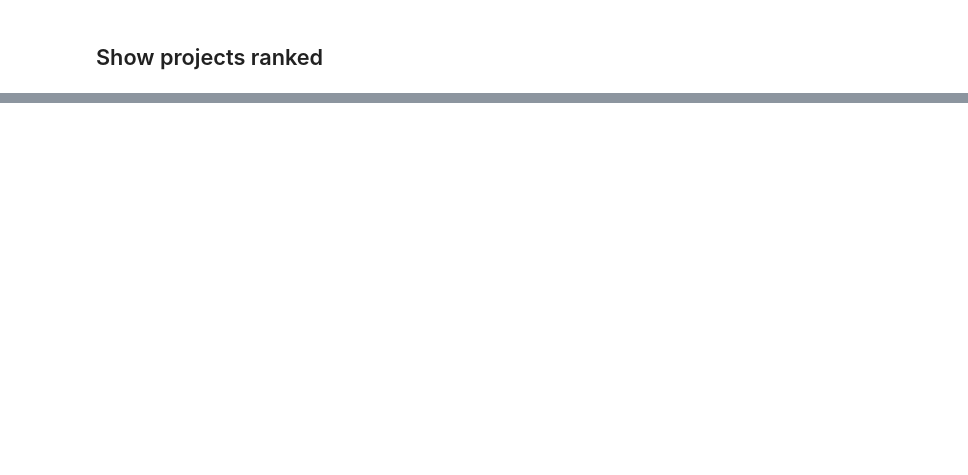
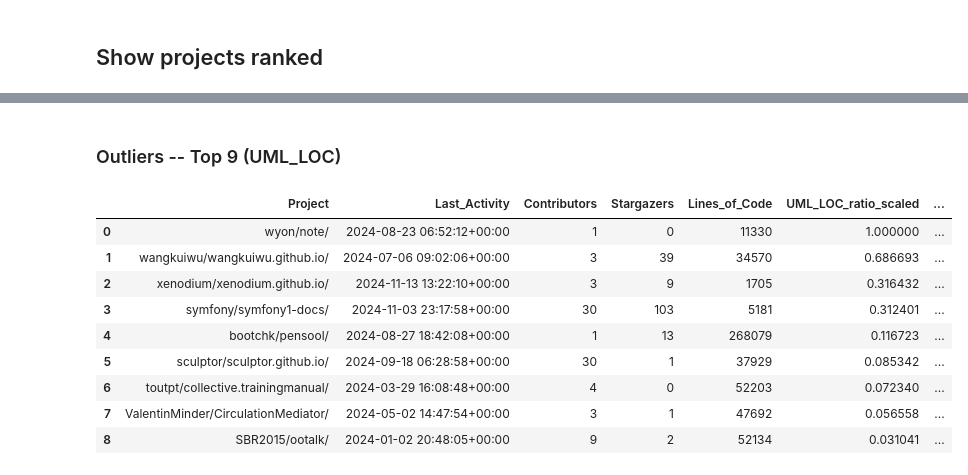
Before and after one commit to zakipauzi/uml_code_traceability, a Jupyter notebook: 2_filter_repos.ipynb, the cells around one changed output, grey strips where cells are left out. Saved outputs shown, nothing was run; the diff lists cells and outputs as text; code cells hidden in the pictures; blank space fills up the shorter version.

```diff
--- a/2_filter_repos.ipynb
+++ b/2_filter_repos.ipynb
@@ -557,0 +568,16 @@ plt.show()
+# %% [markdown]
+### Outliers -- Top 9 (UML_LOC)
+# %%
+out_sampled_cd_df = sampled_class_diagrams_df[:9]
+out_sampled_cd_df
+# %% [output]
+|  | Project | Last_Activity | Contributors | Stargazers | Lines_of_Code | UML_LOC_ratio_scaled | ... |
+| 0 | wyon/note/ | 2024-08-23 06:52:12+00:00 | 1 | 0 | 11330 | 1.000000 | ... |
+| 1 | wangkuiwu/wangkuiwu.github.io/ | 2024-07-06 09:02:06+00:00 | 3 | 39 | 34570 | 0.686693 | ... |
+| 2 | xenodium/xenodium.github.io/ | 2024-11-13 13:22:10+00:00 | 3 | 9 | 1705 | 0.316432 | ... |
+| 3 | symfony/symfony1-docs/ | 2024-11-03 23:17:58+00:00 | 30 | 103 | 5181 | 0.312401 | ... |
+| 4 | bootchk/pensool/ | 2024-08-27 18:42:08+00:00 | 1 | 13 | 268079 | 0.116723 | ... |
+| 5 | sculptor/sculptor.github.io/ | 2024-09-18 06:28:58+00:00 | 30 | 1 | 37929 | 0.085342 | ... |
+| 6 | toutpt/collective.trainingmanual/ | 2024-03-29 16:08:48+00:00 | 4 | 0 | 52203 | 0.072340 | ... |
+| 7 | ValentinMinder/CirculationMediator/ | 2024-05-02 14:47:54+00:00 | 3 | 1 | 47692 | 0.056558 | ... |
+| 8 | SBR2015/ootalk/ | 2024-01-02 20:48:05+00:00 | 9 | 2 | 52134 | 0.031041 | ... |
```
Also changed, not shown: parts of 7 cells of this notebook, 6 other files.
